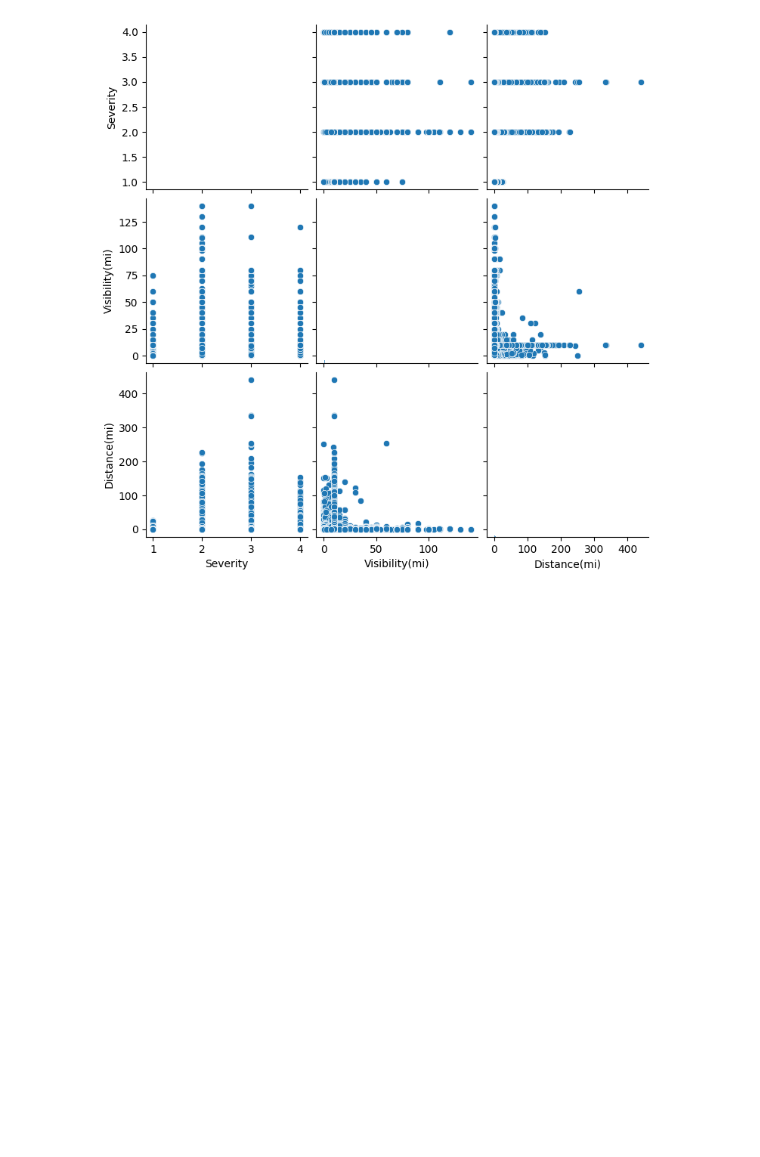
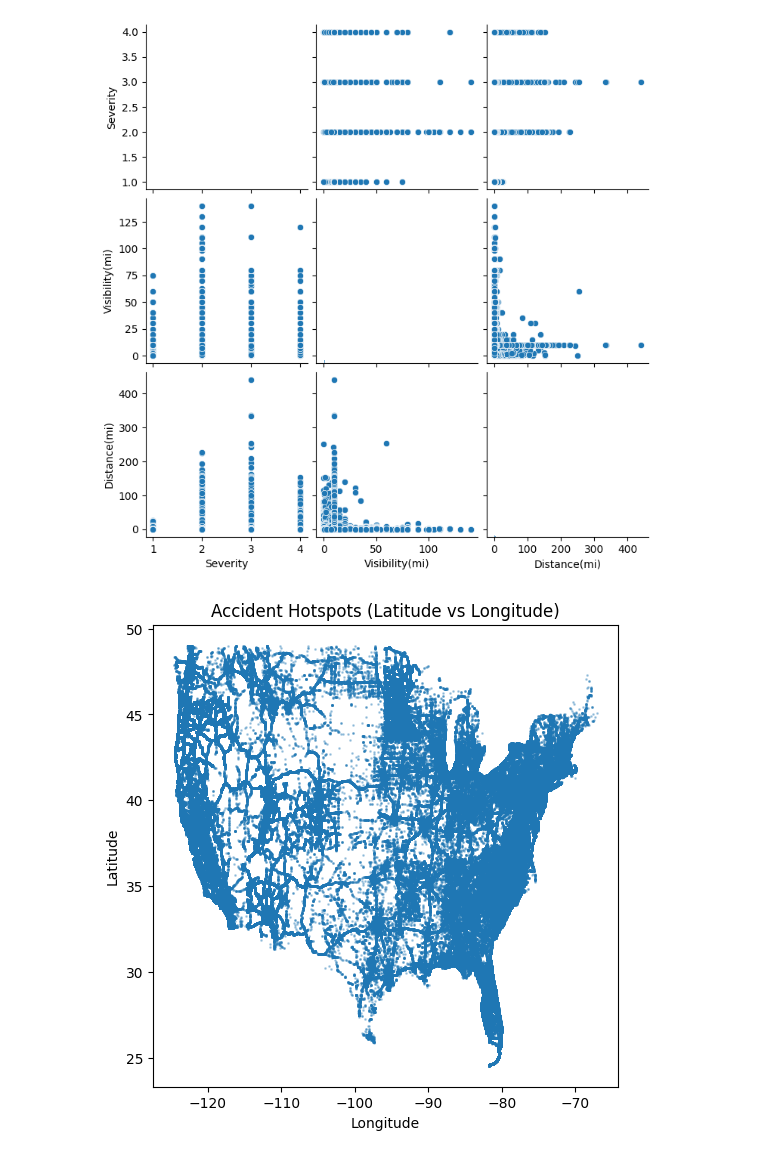
Before and after one commit to chetan-1306/RoadSafe-Analytics, a Jupyter notebook: eda.ipynb, the cells around one changed output. Saved outputs shown, nothing was run; the diff lists cells and outputs as text; code cells hidden in the pictures; blank space fills up the shorter version.

Commit message:
week 5 work

```diff
--- a/eda.ipynb
+++ b/eda.ipynb
@@ -380,3 +380,18 @@ sns.pairplot(df[['Severity', 'Visibility(mi)', 'Distance(mi)']])
 plt.show()
 # %% [output]
 [figure]
+# %%
+# week 5
+# scatter plot
+plt.figure(figsize=(6,6))
+plt.scatter(
+    df['Start_Lng'],
+    df['Start_Lat'],
+    s=1, alpha=0.3
+)
+plt.title('Accident Hotspots (Latitude vs Longitude)')
+plt.xlabel('Longitude')
+plt.ylabel('Latitude')
+plt.show()
+# %% [output]
+[figure, added]
```
Also changed, not shown: parts of 5 cells of this notebook.
